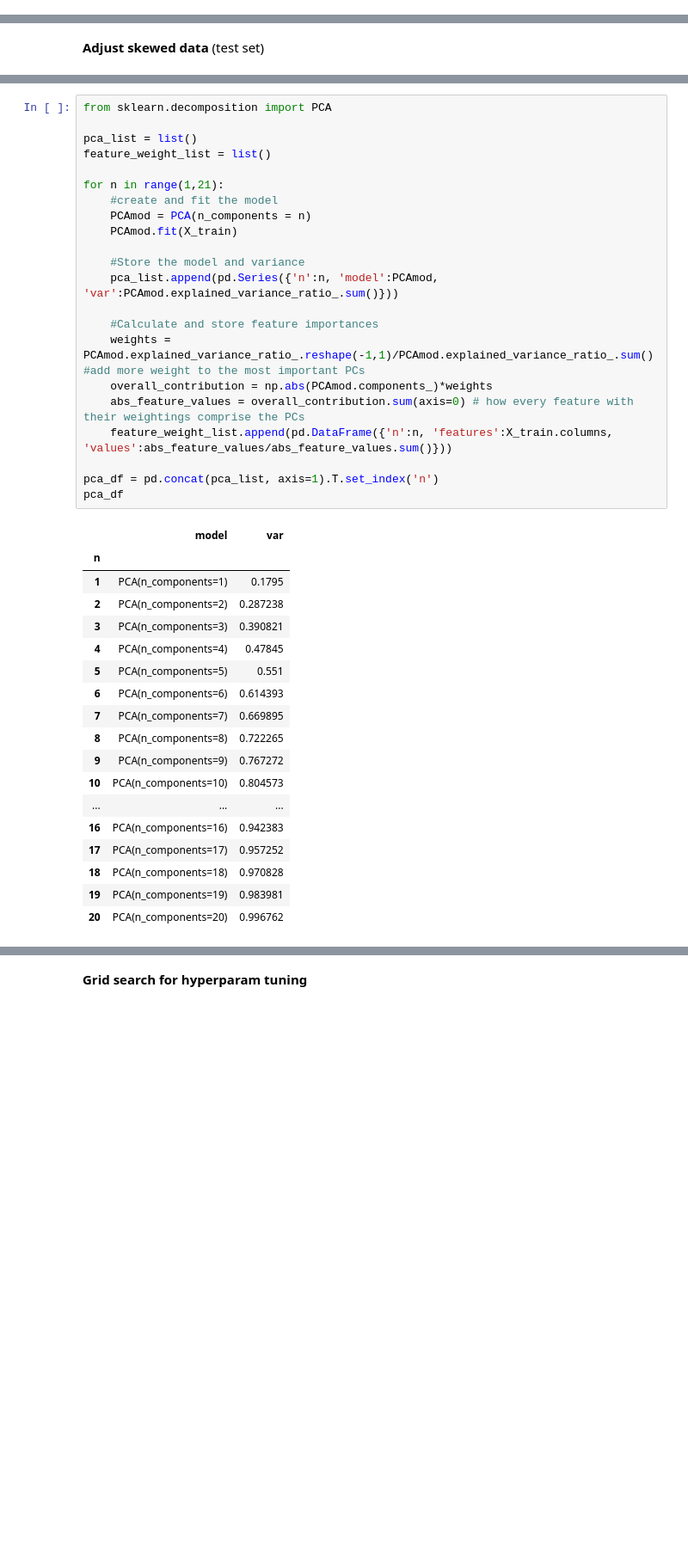
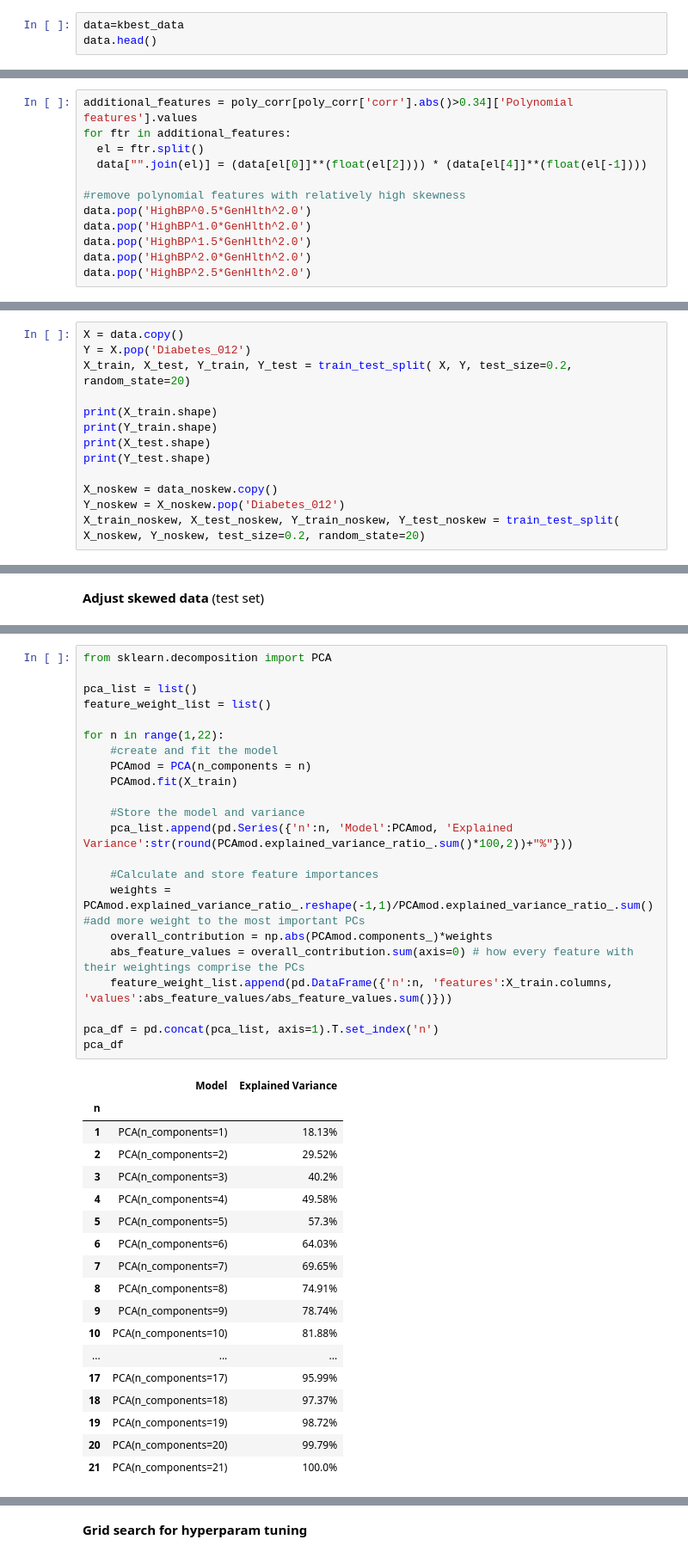
Before and after one commit to andnic51294/Diabetes_prediction, a Jupyter notebook: SVM_model.ipynb, the cells around one changed output, grey strips where cells are left out. Shown at 86% size. Cells and saved outputs as stored; diff of their text form; blank space fills up the shorter version.

```diff
--- a/SVM_model.ipynb
+++ b/SVM_model.ipynb
@@ -14,0 +164,3 @@ Y = X.pop('Diabetes_012')
+# %%
+data=kbest_data
+data.head()
@@ -14,0 +243,12 @@ Y = X.pop('Diabetes_012')
+# %%
+additional_features = poly_corr[poly_corr['corr'].abs()>0.34]['Polynomial features'].values
+for ftr in additional_features:
+  el = ftr.split()
+  data["".join(el)] = (data[el[0]]**(float(el[2]))) * (data[el[4]]**(float(el[-1])))
+
+#remove polynomial features with relatively high skewness
+data.pop('HighBP^0.5*GenHlth^2.0')
+data.pop('HighBP^1.0*GenHlth^2.0')
+data.pop('HighBP^1.5*GenHlth^2.0')
+data.pop('HighBP^2.0*GenHlth^2.0')
+data.pop('HighBP^2.5*GenHlth^2.0')
@@ -14,0 +274,13 @@ Y = X.pop('Diabetes_012')
+# %%
+X = data.copy()
+Y = X.pop('Diabetes_012')
+X_train, X_test, Y_train, Y_test = train_test_split( X, Y, test_size=0.2, random_state=20)
+
+print(X_train.shape)
+print(Y_train.shape)
+print(X_test.shape)
+print(Y_test.shape)
+
+X_noskew = data_noskew.copy()
+Y_noskew = X_noskew.pop('Diabetes_012')
+X_train_noskew, X_test_noskew, Y_train_noskew, Y_test_noskew = train_test_split( X_noskew, Y_noskew, test_size=0.2, random_state=20)
@@ -129,41 +502,41 @@ for col in X_test.columns:
 # %%
 from sklearn.decomposition import PCA
 
 pca_list = list()
 feature_weight_list = list()
 
-for n in range(1,21):
+for n in range(1,22):
     #create and fit the model
     PCAmod = PCA(n_components = n)
     PCAmod.fit(X_train)
 
     #Store the model and variance
-    pca_list.append(pd.Series({'n':n, 'model':PCAmod, 'var':PCAmod.explained_variance_ratio_.sum()}))
+    pca_list.append(pd.Series({'n':n, 'Model':PCAmod, 'Explained Variance':str(round(PCAmod.explained_variance_ratio_.sum()*100,2))+"%"}))
 
     #Calculate and store feature importances
     weights = PCAmod.explained_variance_ratio_.reshape(-1,1)/PCAmod.explained_variance_ratio_.sum() #add more weight to the most important PCs
     overall_contribution = np.abs(PCAmod.components_)*weights
     abs_feature_values = overall_contribution.sum(axis=0) # how every feature with their weightings comprise the PCs
     feature_weight_list.append(pd.DataFrame({'n':n, 'features':X_train.columns, 'values':abs_feature_values/abs_feature_values.sum()}))
 
 pca_df = pd.concat(pca_list, axis=1).T.set_index('n')
 pca_df
 # %% [output]
-|  | model | var |
+|  | Model | Explained Variance |
 | n |  |  |
-| 1 | PCA(n_components=1) | 0.1795 |
-| 2 | PCA(n_components=2) | 0.287238 |
-| 3 | PCA(n_components=3) | 0.390821 |
-| 4 | PCA(n_components=4) | 0.47845 |
-| 5 | PCA(n_components=5) | 0.551 |
-| 6 | PCA(n_components=6) | 0.614393 |
-| 7 | PCA(n_components=7) | 0.669895 |
-| 8 | PCA(n_components=8) | 0.722265 |
-| 9 | PCA(n_components=9) | 0.767272 |
-| 10 | PCA(n_components=10) | 0.804573 |
+| 1 | PCA(n_components=1) | 18.13% |
+| 2 | PCA(n_components=2) | 29.52% |
+| 3 | PCA(n_components=3) | 40.2% |
+| 4 | PCA(n_components=4) | 49.58% |
+| 5 | PCA(n_components=5) | 57.3% |
+| 6 | PCA(n_components=6) | 64.03% |
+| 7 | PCA(n_components=7) | 69.65% |
+| 8 | PCA(n_components=8) | 74.91% |
+| 9 | PCA(n_components=9) | 78.74% |
+| 10 | PCA(n_components=10) | 81.88% |
 | ... | ... | ... |
-| 16 | PCA(n_components=16) | 0.942383 |
-| 17 | PCA(n_components=17) | 0.957252 |
-| 18 | PCA(n_components=18) | 0.970828 |
-| 19 | PCA(n_components=19) | 0.983981 |
-| 20 | PCA(n_components=20) | 0.996762 |
+| 17 | PCA(n_components=17) | 95.99% |
+| 18 | PCA(n_components=18) | 97.37% |
+| 19 | PCA(n_components=19) | 98.72% |
+| 20 | PCA(n_components=20) | 99.79% |
+| 21 | PCA(n_components=21) | 100.0% |
```
Also changed, not shown: parts of 80 cells of this notebook.
